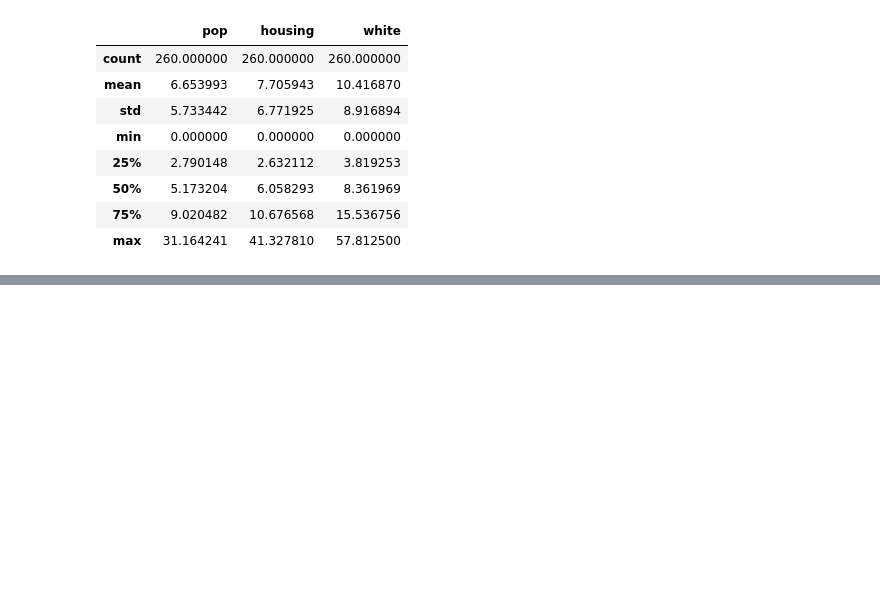
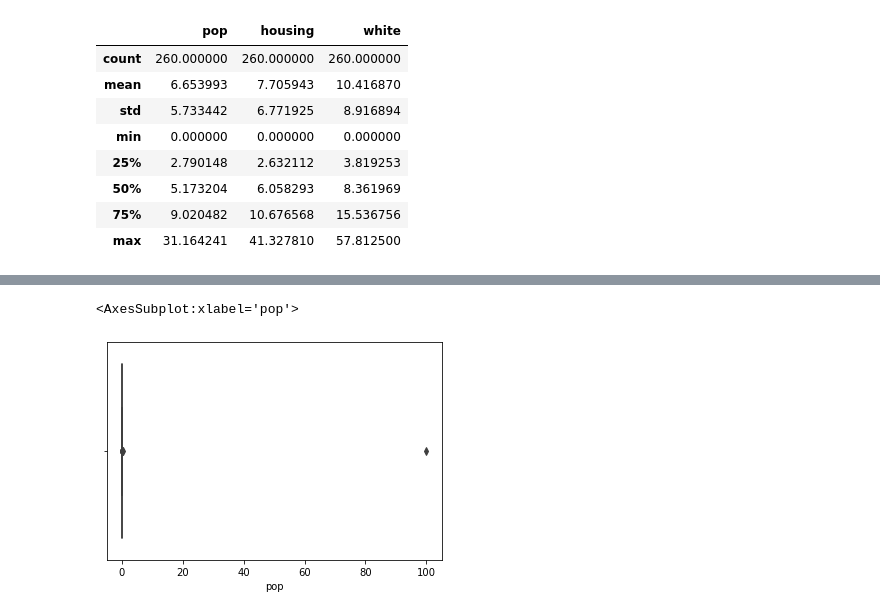
Before and after one commit to de-data-lab/census-tract-redistricting, a Jupyter notebook: population weighted interpolation/conversion_table.ipynb, the cells around one changed output, grey strips where cells are left out. Cells and saved outputs as stored; diff of their text form; code cells hidden in the pictures; blank space fills up the shorter version.

```diff
--- a/population weighted interpolation/conversion_table.ipynb
+++ b/population weighted interpolation/conversion_table.ipynb
@@ -89,15 +178,15 @@ tract_interpolated.loc[(tract_truths==0).any(axis=1)]
 # %%
-# Ignore GEOID 10001980000 and  when using houses as weights due to an incorrect interpolation of values onto an empty zipcode
+# Ignore GEOID 10001980000 and 10005980000 due to an incorrect interpolation of values onto an empty tract
 
 # TODO: describe() cannot handle division by zero when computing metrics.
 
-tract_truths = tract_truths.loc[~(tract_truths["GEOID"].isin([10001980000,10005980000]))]
-tract_interpolated = tract_interpolated.loc[~(tract_interpolated["GEOID"].isin([10001980000,10005980000]))]
-print(tract_truths.shape)
+tract_truths1 = tract_truths.loc[~(tract_truths["GEOID"].isin([10001980000,10005980000]))]
+tract_interpolated1 = tract_interpolated.loc[~(tract_interpolated["GEOID"].isin([10001980000,10005980000]))]
+print(tract_truths1.shape)
 # %% [output]
 (260, 4)
 # %%
 # Fill missing values in interpolated data with 0
-tract_interpolated = tract_interpolated.fillna(0)
+tract_interpolated1 = tract_interpolated1.fillna(0)
 # %%
 # Calculate difference between ground truth data and interpolated data as a percentage of ground truth data
@@ -121,0 +245,3 @@ differences.apply(np.abs).describe()
+# %%
+# Calculate difference between ground truth data and interpolated data as a percentage of ground truth data
+differences3 = (tract_interpolated[['pop','housing','white']] - table_transferred[['pop','housing','white']]) / tract_interpolated[['pop','housing','white']] * 100
@@ -121,0 +261,5 @@ differences.apply(np.abs).describe()
+# %%
+sns.boxplot(x=differences3['pop'])
+# %% [output]
+<AxesSubplot:xlabel='pop'>
+[figure, added]
```
Also changed, not shown: parts of 24 cells of this notebook, 3 other files.
